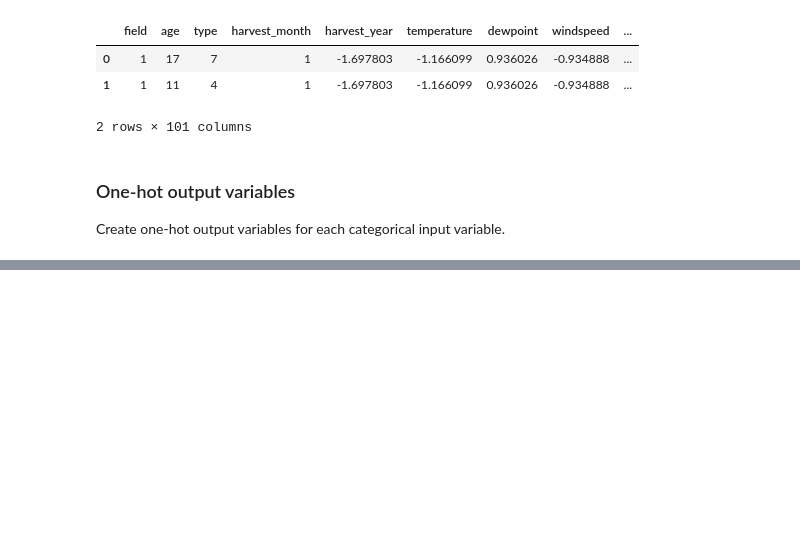
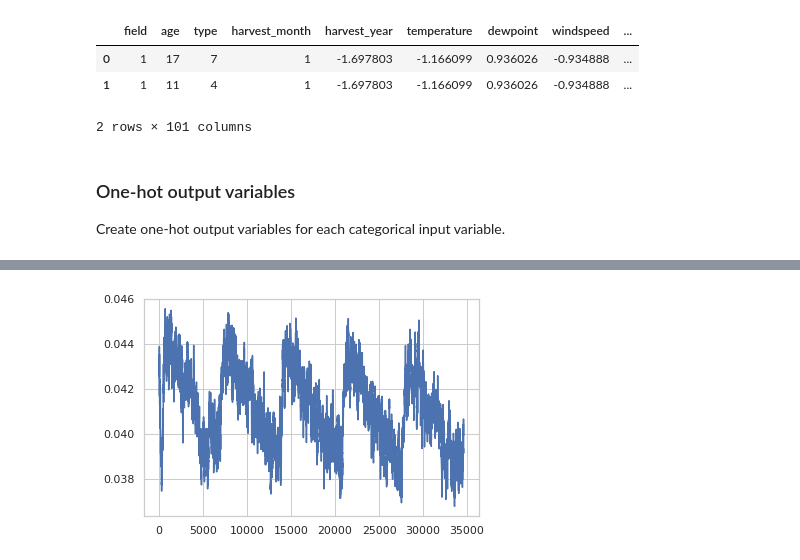
Before and after one commit to eraldoluis/kddbr-2018, a Jupyter notebook: nb/fastai-pretrain.ipynb, the cells around one changed output, grey strips where cells are left out. Cells and saved outputs as stored; diff of their text form; code cells hidden in the pictures; blank space fills up the shorter version.

```diff
--- a/nb/fastai-pretrain.ipynb
+++ b/nb/fastai-pretrain.ipynb
@@ -272,6 +274,5 @@ m.sched.plot()
 # %%
-lr = 1e-3
-m.fit(lr, 5)
+m.fit(lr, 5, cycle_len=3)
 # %% [output]
 [interactive output not drawn]
 epoch      trn_loss   val_loss
@@ -286,5 +297,5 @@ m.unfreeze()
 # %%
-m.fit(lr, 5)
+m.fit(lr, 5, cycle_len=3)
 # %% [output]
 [interactive output not drawn]
 epoch      trn_loss   val_loss
@@ -296,0 +318,4 @@ epoch      trn_loss   val_loss
+# %%
+m.sched.plot_loss()
+# %% [output]
+[figure, added]
```
Also changed, not shown: parts of 25 cells of this notebook, 1 other file.
